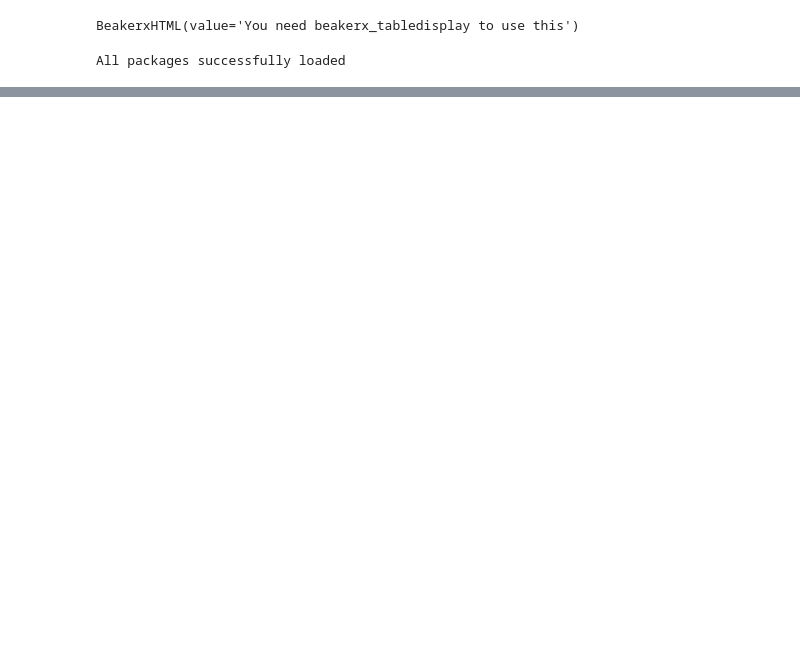
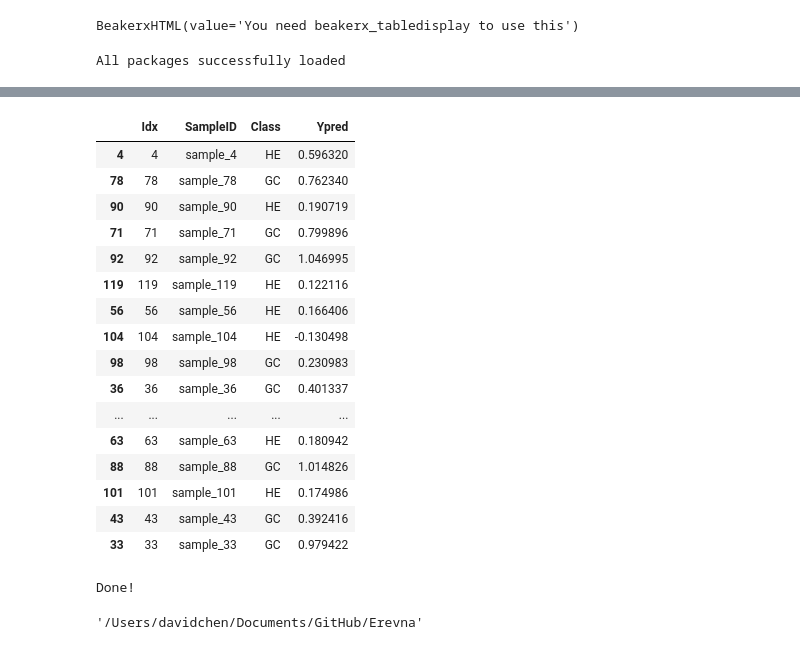
Before and after one commit to davidchen0420/Metabolomics-Workflow, a Jupyter notebook: Metabolomics Workflow.ipynb, the cells around one changed output, grey strips where cells are left out. Cells and saved outputs as stored; diff of their text form; code cells hidden in the pictures; blank space fills up the shorter version.

```diff
--- a/Metabolomics Workflow.ipynb
+++ b/Metabolomics Workflow.ipynb
@@ -23,0 +169,2 @@ ValueError: GastricCancer_NMR.xlsx does not exist.
+# %%
+Ypred = modelPLS.train(XTknn, Ytrain)
@@ -23,0 +217,20 @@ ValueError: GastricCancer_NMR.xlsx does not exist.
+# %%
+# Get mu and sigma from the training dataset to use for the Xtest scaling
+mu, sigma  = cb.utils.scale(XTlog, return_mu_sigma=True)
+# %%
+# Pull of Xtest from DataTest using peaklist ('Name' column in PeakTable)
+peaklist = peakTableClean.Name
+XV = dataTest[peaklist].values
+
+# Log transform, unit-scale and knn-impute missing values for Xtest
+XVlog = np.log(XV)
+XVscale  = cb.utils.scale(XVlog, method='auto', mu=mu, sigma=sigma)
+XVknn = cb.utils.knnimpute(XVscale, k=3)
+# %%
+# Calculate Ypredicted score using modelPLS.test
+YVpred = modelPLS.test(XVknn)
+
+# Evaluate Ypred against Ytest
+evals = [Ytest, YVpred]    # alternative formats: (Ytest, Ypred) or np.array([Ytest, Ypred])
+#modelPLS.evaluate(evals, specificity=0.9)
+modelPLS.evaluate(evals, cutoffscore=0.5)
@@ -23,0 +246,43 @@ ValueError: GastricCancer_NMR.xlsx does not exist.
+# %%
+dataSheet = dataTest[["Idx", "SampleID", "Class"]].copy()
+
+# Add 'Ypred' to Datasheet
+dataSheet['Ypred'] = YVpred
+
+display(dataSheet) # View and check the dataTable
+# %% [output]
+|  | Idx | SampleID | Class | Ypred |
+| 4 | 4 | sample_4 | HE | 0.596320 |
+| 78 | 78 | sample_78 | GC | 0.762340 |
+| 90 | 90 | sample_90 | HE | 0.190719 |
+| 71 | 71 | sample_71 | GC | 0.799896 |
+| 92 | 92 | sample_92 | GC | 1.046995 |
+| 119 | 119 | sample_119 | HE | 0.122116 |
+| 56 | 56 | sample_56 | HE | 0.166406 |
+| 104 | 104 | sample_104 | HE | -0.130498 |
+| 98 | 98 | sample_98 | GC | 0.230983 |
+| 36 | 36 | sample_36 | GC | 0.401337 |
+| ... | ... | ... | ... | ... |
+| 63 | 63 | sample_63 | HE | 0.180942 |
+| 88 | 88 | sample_88 | GC | 1.014826 |
+| 101 | 101 | sample_101 | HE | 0.174986 |
+| 43 | 43 | sample_43 | GC | 0.392416 |
+| 33 | 33 | sample_33 | GC | 0.979422 |
+# %%
+# Create an empty excel workbook
+writer = pd.ExcelWriter("modelPLS.xlsx")     # provide the filename for the Excel file
+
+# Add each dataframe to the workbook in turn, as a separate worksheet
+dataSheet.to_excel(writer, sheet_name='Datasheet', index=False)
+peakSheet.to_excel(writer, sheet_name='Peaksheet', index=False)
+
+# Write the Excel workbook to disk
+writer.save()
+
+print("Done!")
+# %% [output]
+Done!
+# %%
+pwd
+# %% [output]
+'/Users/davidchen/Documents/GitHub/Erevna'
```
Also changed, not shown: parts of 18 cells of this notebook.
